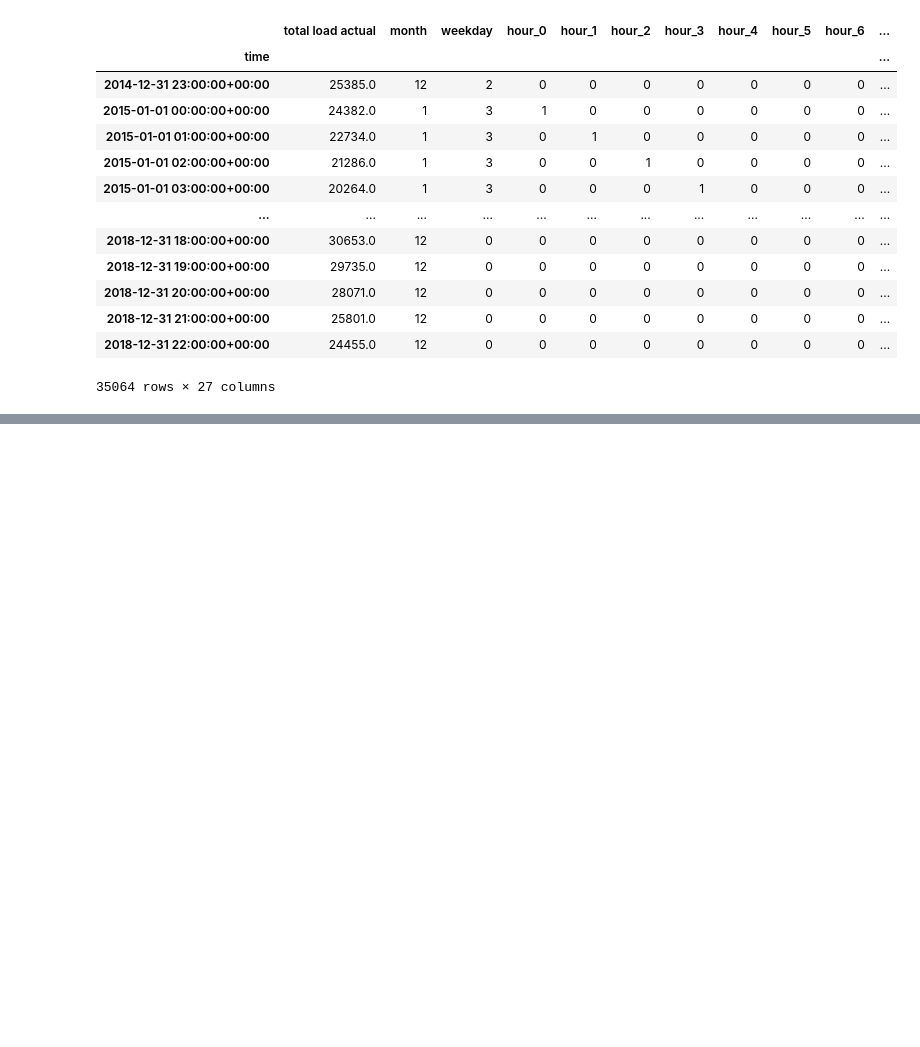
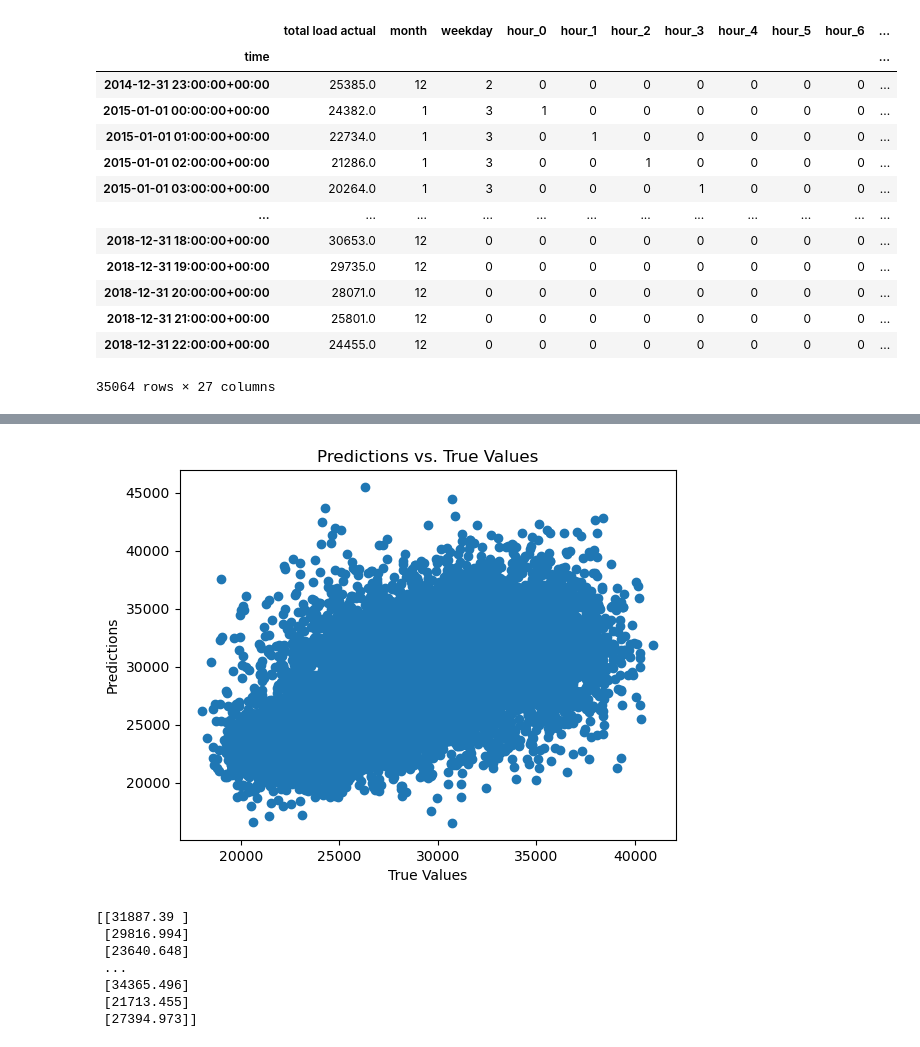
Before and after one commit to siljeberiksen/AI-in-industry, a Jupyter notebook: exam.ipynb, the cells around one changed output, grey strips where cells are left out. Cells and saved outputs as stored; diff of their text form; code cells hidden in the pictures; blank space fills up the shorter version.

```diff
--- a/exam.ipynb
+++ b/exam.ipynb
@@ -247,0 +313,19 @@ total_load_forecast_test = energy_df_2[X_df.index >= sep]["total load forecast"]
+# %%
+from tensorflow.keras.metrics import MeanSquaredError
+
+# Predict on the test set using the model
+distribution_predictions = model.predict(X_test)
+
+# We take the mean of the distribution for point predictions
+point_predictions = distribution_predictions.mean()
+
+# Initialize the MSE metric
+mse = MeanSquaredError()
+
+# Update state of the metric with true values and predicted values
+mse.update_state(y_test, point_predictions)
+
+# Calculate MSE
+mean_squared_error = mse.result().numpy()
+
+print(f"Mean Squared Error on the test set: {mean_squared_error}")
@@ -247,0 +345,14 @@ total_load_forecast_test = energy_df_2[X_df.index >= sep]["total load forecast"]
+# %%
+predictions = model.predict(X_test)
+# Apply inverse transformation to bring predictions back to original scale
+predictions = predictions
+
+# Plot predictions vs. targets
+plt.scatter(y_test, predictions)
+plt.xlabel('True Values')
+plt.ylabel('Predictions')
+plt.title('Predictions vs. True Values')
+plt.show()
+#util.plot_pred_scatter(y_test, ts_pred, figsize=figsize)
+print(predictions)
+# %% [output]
@@ -247,0 +360,8 @@ total_load_forecast_test = energy_df_2[X_df.index >= sep]["total load forecast"]
+[figure, added]
+[[31887.39 ]
+ [29816.994]
+ [23640.648]
+ ...
+ [34365.496]
+ [21713.455]
+ [27394.973]]
```
Also changed, not shown: parts of 17 cells of this notebook.
